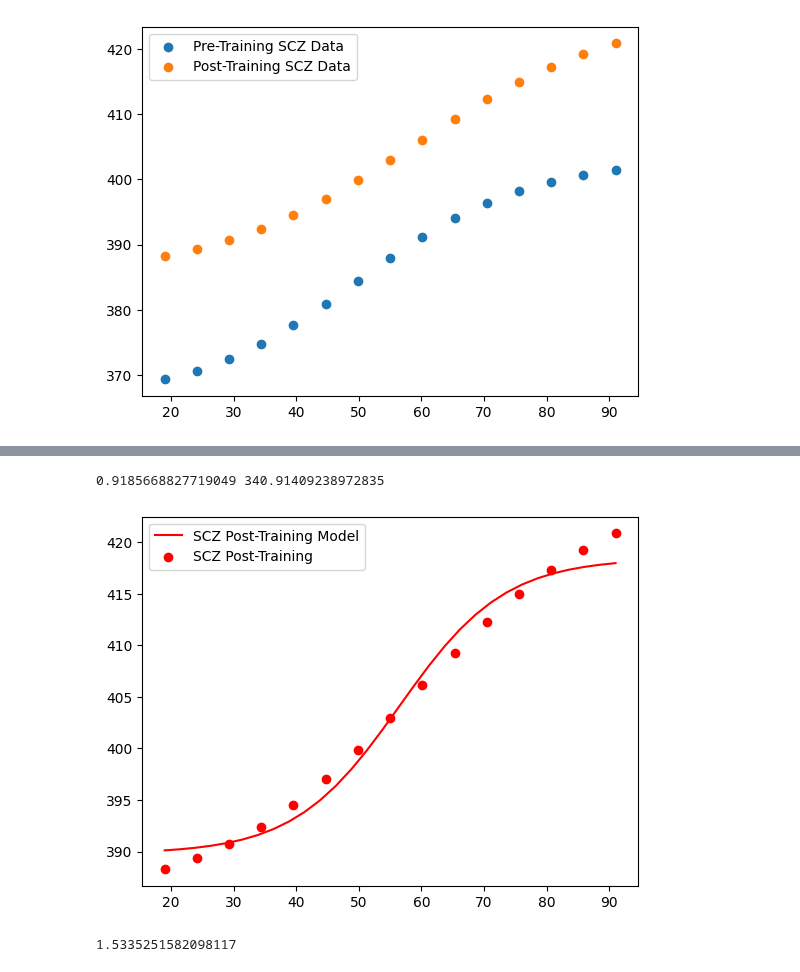
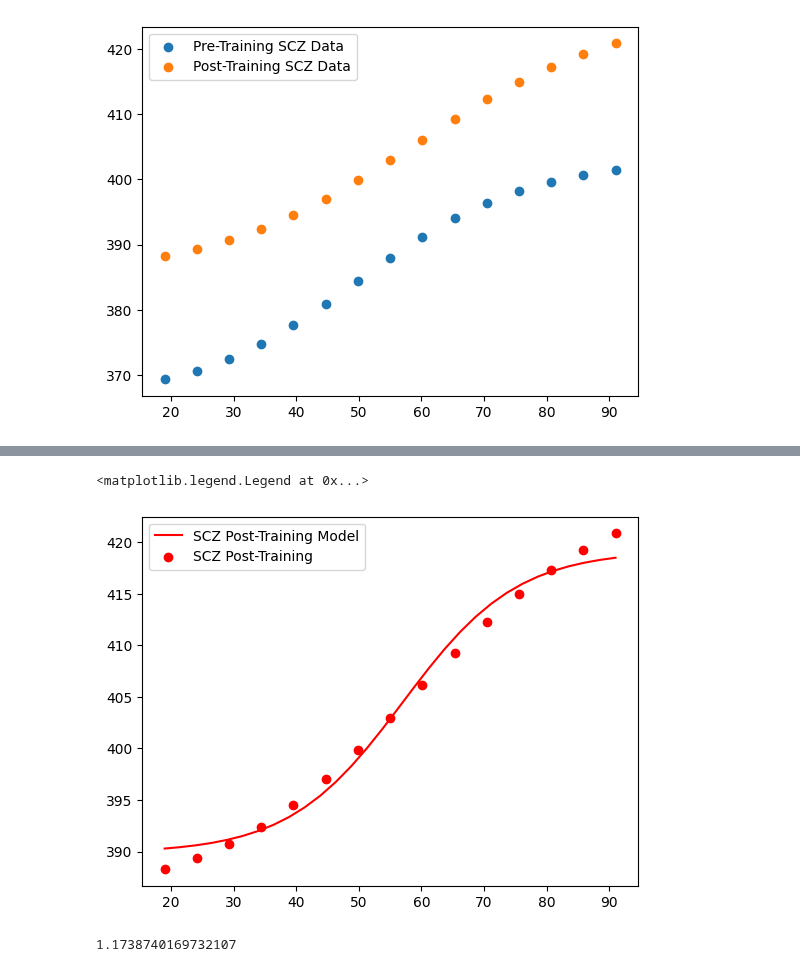
Before and after one commit to renatoparedes/SCZ_PPS_Expansion_Model, a Jupyter notebook: SCZ_Training_Fitting_learning_and_forget_rate.ipynb, the cells around one changed output, grey strips where cells are left out. Saved outputs shown, nothing was run; the diff lists cells and outputs as text; code cells hidden in the pictures.

```diff
--- a/SCZ_Training_Fitting_learning_and_forget_rate.ipynb
+++ b/SCZ_Training_Fitting_learning_and_forget_rate.ipynb
@@ -226,32 +239,41 @@ _, _, _, _, SCZ_Model_RTs_post = experiment(
+# %%
+_, _, _, _, SCZ_Model_RTs_post = experiment(
+    ts=ts,
+    T=simtime,
+    dist=a_distances,
+    ya=5,
+    Lt=SCZLt,
+    La=SCZLa,
+    Lv=SCZLv,
+    Wt=HCWt,
+    Wa=SCZWa_tr[:, :, -1, -1],
+    Wv=SCZWv_tr[:, :, -1, -1],
+    Bt=HCBt,
+    Ba=HCBa,
+    Bv=HCBv,
+    Wat=HCWat,
+    Wvt=HCWvt,
+    Wav=HCWav,
+    FWpr=0,
+    CMpr=0,
+)
+
+SCZ_RTs_model_post_scaled = fit_RT(SCZ_Model_RTs_post, SCZ_RTs_post)
 # %%
-xf = SCZ_Model_RTs_post
-yf = SCZ_RTs_post
-m = (xf.size * np.sum(xf * yf) - np.sum(xf) * np.sum(yf)) / (
-    xf.size * np.sum(xf * xf) - np.sum(xf) ** 2
-)
-bias = (np.sum(yf) - m * np.sum(xf)) / xf.size
-
-ymin, ymax = np.min(m * xf + bias), np.max(m * xf + bias)
-dc, h = fitting(a_distances, m * xf + bias)
+ymin, ymax = np.min(SCZ_RTs_model_post_scaled), np.max(SCZ_RTs_model_post_scaled)
+dc, h = fitting(a_distances, SCZ_RTs_model_post_scaled)
 mydistances_exp = np.linspace(a_distances[0], a_distances[-1], 30)
 yf_exp = RTsig(mydistances_exp, dc, h)
 
 plt.figure(1)
 plt.plot(mydistances_exp, yf_exp, label="SCZ Post-Training Model", color="r")
-plt.scatter(a_distances, yf, label="SCZ Post-Training", color="r")
+plt.scatter(a_distances, SCZ_RTs_post, label="SCZ Post-Training", color="r")
 plt.legend()
-print(m, bias)
 # %% [output]
-0.9185668827719049 340.91409238972835
+<matplotlib.legend.Legend at 0x...>
-[figure, old version]
+[figure, new version]
-# %%
-def adjrmse(model, data, k):
-    sse = np.sum(np.square(data - model))
-    n = len(model)
-    return np.sqrt(sse / (n - k))
-
-
-scz_error = adjrmse(m * xf + bias, yf, 6)
-print(scz_error)
-# %% [output]
-1.5335251582098117
+# %%
+scz_error = calculate_adj_rmse(SCZ_RTs_model_post_scaled, SCZ_RTs_post, 6)
+print(scz_error)
+# %% [output]
+1.1738740169732107
```
Also changed, not shown: parts of 7 cells of this notebook, 6 other files.
